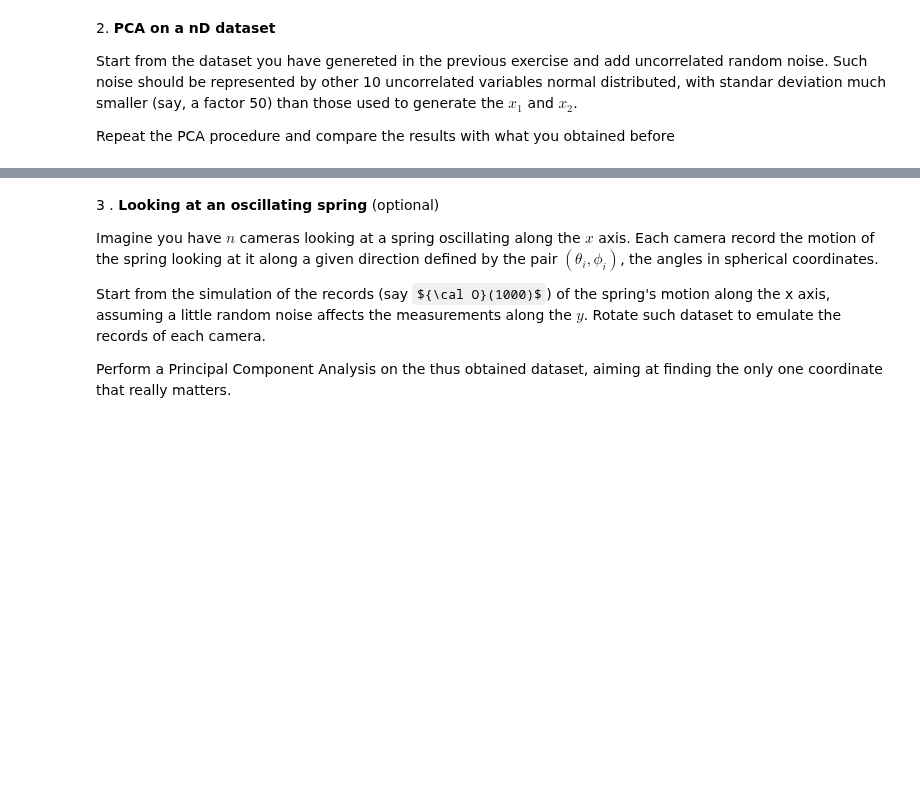
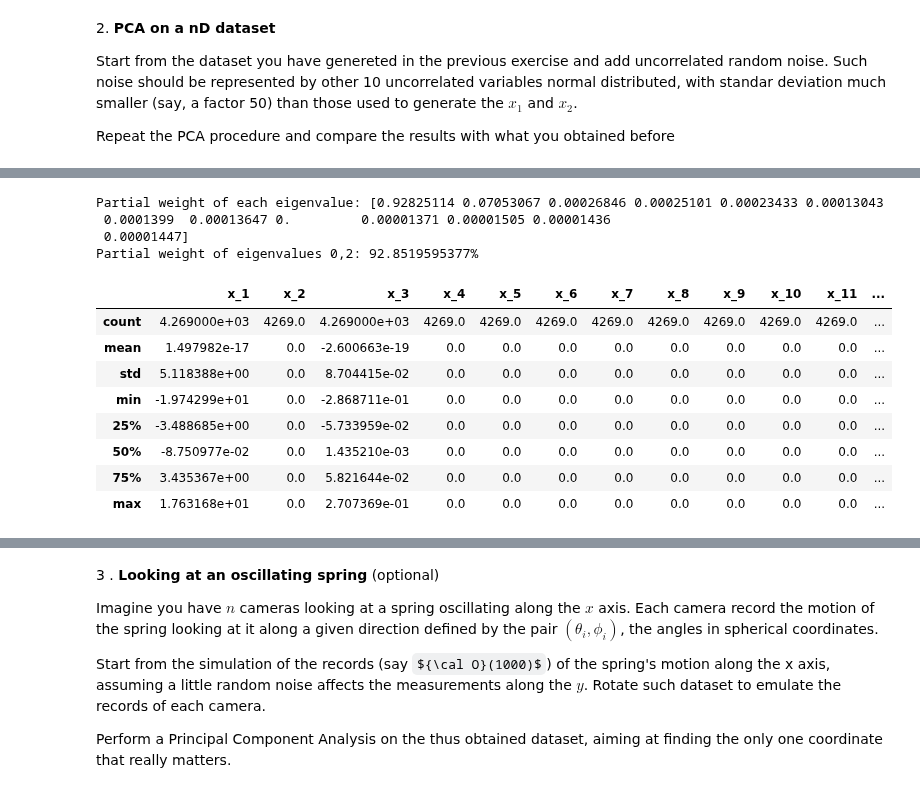
Before and after one commit to LeoPi314/LaboratoryOfComputationalPhysics_Y7, a Jupyter notebook: 08ex_LinearAlgebra.ipynb, the cells around one changed output, grey strips where cells are left out. Drawn from its saved outputs; the diff is of its cells as text; code cells hidden in the pictures; some formulas as TeX source; blank space fills up the shorter version.

```diff
--- a/08ex_LinearAlgebra.ipynb
+++ b/08ex_LinearAlgebra.ipynb
@@ -197,0 +217,52 @@ Repeat the PCA procedure and compare the results with what you obtained before
+# %%
+# find covariance matrix and its eigenvector/eigenvalues
+cov = dataFrame.cov()
+l, V = la.eig(cov)
+# to return into real world
+#np.real_if_close(l)
+#print(l)
+#print(V)
+
+# find eigenvectors/values using SVD
+U, spectrum, Vt = la.svd(dataFrame.T)
+l_svd = np.power(spectrum, 2)/(max_N-1)
+V_svd = U
+#print(l_svd)
+#print(V_svd)
+
+# differences compute and output
+#l_diff = np.real_if_close(l) - l_svd
+#V_diff = np.real_if_close(V) - V_svd
+#print(l_diff)
+#print(V_diff)
+
+# they are mostly the same, not considering underflow values
+# also, one is ordered, the other one not
+
+Lambda = np.diag(l)
+trace =  np.trace(cov)
+t_frac = np.real_if_close(l)/trace
+np.set_printoptions(suppress=True)
+print(f"Partial weight of each eigenvalue: {t_frac}")
+print(f"Partial weight of eigenvalues 0,2: {(t_frac[0]+t_frac[2])*100:.10f}%")
+
+# redefine data in procedure pf PCA
+r_frame = pd.DataFrame( np.dot( dataFrame, V ), index=np.arange(max_N), columns=dataFrame.columns)
+for i in dataFrame.columns :
+    if (i != 'x_1' and i != 'x_3') :
+        r_frame[ i ] = 0
+r_frame.describe()
+# %% [output]
+Partial weight of each eigenvalue: [0.92825114 0.07053067 0.00026846 0.00025101 0.00023433 0.00013043
+ 0.0001399  0.00013647 0.         0.00001371 0.00001505 0.00001436
+ 0.00001447]
+Partial weight of eigenvalues 0,2: 92.8519595377%
+|  | x_1 | x_2 | x_3 | x_4 | x_5 | x_6 | x_7 | x_8 | x_9 | x_10 | x_11 | ... |
+| count | 4.269000e+03 | 4269.0 | 4.269000e+03 | 4269.0 | 4269.0 | 4269.0 | 4269.0 | 4269.0 | 4269.0 | 4269.0 | 4269.0 | ... |
+| mean | 1.497982e-17 | 0.0 | -2.600663e-19 | 0.0 | 0.0 | 0.0 | 0.0 | 0.0 | 0.0 | 0.0 | 0.0 | ... |
+| std | 5.118388e+00 | 0.0 | 8.704415e-02 | 0.0 | 0.0 | 0.0 | 0.0 | 0.0 | 0.0 | 0.0 | 0.0 | ... |
+| min | -1.974299e+01 | 0.0 | -2.868711e-01 | 0.0 | 0.0 | 0.0 | 0.0 | 0.0 | 0.0 | 0.0 | 0.0 | ... |
+| 25% | -3.488685e+00 | 0.0 | -5.733959e-02 | 0.0 | 0.0 | 0.0 | 0.0 | 0.0 | 0.0 | 0.0 | 0.0 | ... |
+| 50% | -8.750977e-02 | 0.0 | 1.435210e-03 | 0.0 | 0.0 | 0.0 | 0.0 | 0.0 | 0.0 | 0.0 | 0.0 | ... |
+| 75% | 3.435367e+00 | 0.0 | 5.821644e-02 | 0.0 | 0.0 | 0.0 | 0.0 | 0.0 | 0.0 | 0.0 | 0.0 | ... |
+| max | 1.763168e+01 | 0.0 | 2.707369e-01 | 0.0 | 0.0 | 0.0 | 0.0 | 0.0 | 0.0 | 0.0 | 0.0 | ... |
```
Also changed, not shown: parts of 3 cells of this notebook, 1 other file.
